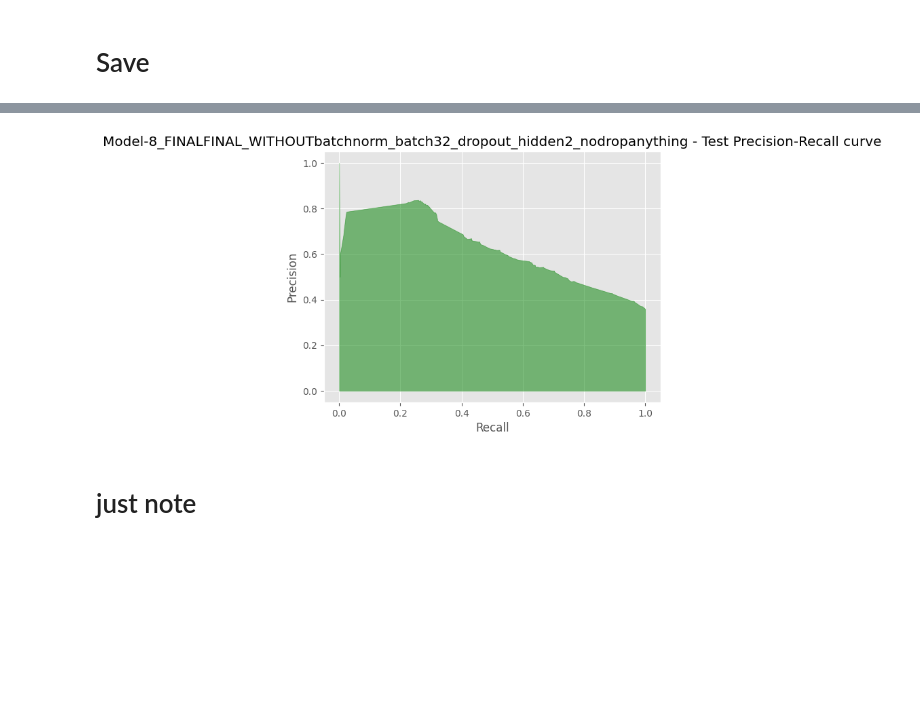
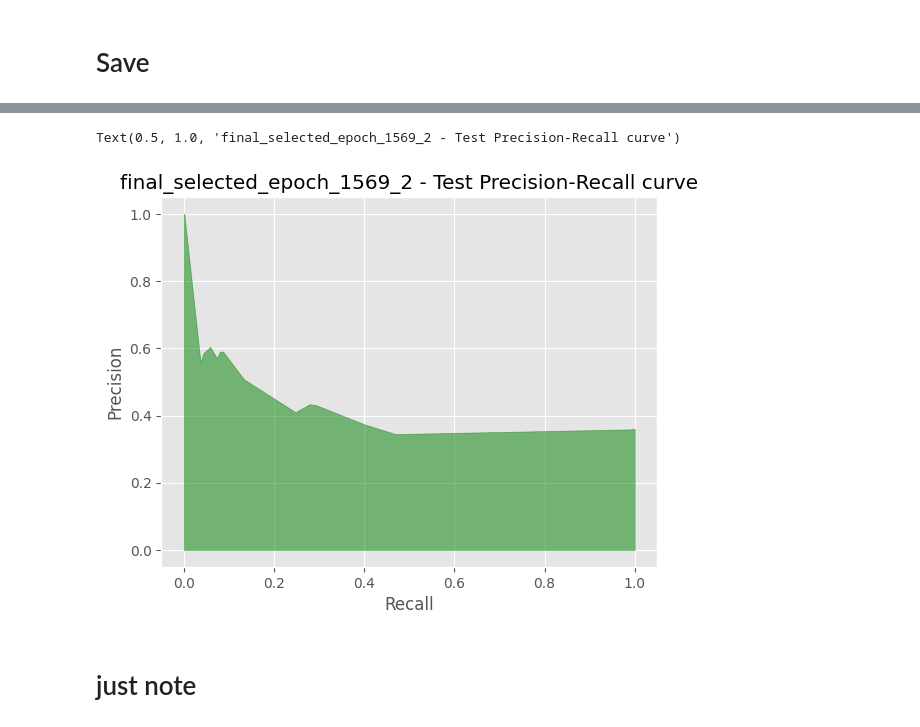
Before and after one commit to akumaharit/PredictingType2ADRwithHLAandMorgan, a Jupyter notebook: code/4 - Training & Testing/1 YesorNO ADR Model (Experiment) BatchNorm.ipynb, the cells around one changed output, grey strips where cells are left out. Saved outputs shown, nothing was run; the diff lists cells and outputs as text; code cells hidden in the pictures; blank space fills up the shorter version.

Commit message:
Lastest Model (ก่อนแก้ k-fold and drop alien col)

```diff
--- a/code/4 - Training & Testing/1 YesorNO ADR Model (Experiment) BatchNorm.ipynb
+++ b/code/4 - Training & Testing/1 YesorNO ADR Model (Experiment) BatchNorm.ipynb
@@ -13,7 +14,7 @@ import matplotlib.pyplot as plt
 from sklearn.metrics import confusion_matrix, ConfusionMatrixDisplay, precision_score, recall_score, f1_score, accuracy_score, precision_recall_curve
 # %%
 # import dataset
-df = pd.read_csv("../3 - Cleaning & Transforming Data/1 cleaned_dataset_MERGED_DRUG(Mogran)_ALLELESEQ.csv", index_col = None)
+df = pd.read_csv("../3 - Cleaning & Transforming Data/2 cleaned_dataset_MERGED_DRUG(Mogran)_ALLELESEQ.csv", index_col = None)
 
 if(df.isna().any().sum()) != 0:
     raise Exception('There are still missing values in the dataset!')
@@ -30,5 +31,5 @@ Name: ADR, dtype: int64
 df_stratify = pd.DataFrame()
 df['ADR'] = df['ADR'].replace({'SJS': 0, 'TEN': 1, 'MPexanthema':2,'MPeruption':3})
 #df = df[df['ADR'].isin([0,1])] #ลบ MP ออก
-df_stratify['ADR'] = df['ADR'].copy()
+df_stratify['Yes_ADR'] = df['ADR'].copy()
 df.drop(columns=['No_ADR','ADR','ADR_MPeruption','ADR_MPexanthema','ADR_SJS','ADR_TEN','Cohort ethnicity','Allele','Drug'], inplace=True)
@@ -196,0 +286,2 @@ def get_dataloader_distribution(*args):
+# %%
+np_input = np_input[:,1:]
@@ -330,30 +479,33 @@ def test(dataloader, model, loss_fn):
 
     return float(test_loss), float(test_acc), float(test_precision), float(test_recall_score), float(test_f1_score)
 # %%
+#for batch in [512]: #[32,64,128,256,512,1024,2048]:
+
 # Standard
 
 # Create model
-model = Network().to(device)
+model = Network(4, 512, 0.2).to(device)
 print(model)
 
 # Define Hyperparameters
-batch_size = 32
-learning_rate = 2e-5
-epochs = 1000
+batch_size = 512
+learning_rate = 6.801301238867615e-05
+epochs = 1569
+L2lambda = 0.0026570435599015596
 
 # Get train, test_loader and display data distribution
 train_loader, test_loader = get_dataloaders(batch_size)
 get_dataloader_distribution(train_loader,test_loader)
 
 # Assign Optimizer
-optimizer = torch.optim.Adam(model.parameters(), lr=learning_rate,weight_decay=0.01)
+optimizer = torch.optim.Adam(model.parameters(), lr=learning_rate, weight_decay=L2lambda)
 
 # Assign Loss Function
 loss_fn = nn.BCELoss()
 
 # Assign Run Name
-name = f"Model-8_FINALFINAL_WITHOUTbatchnorm_batch32_dropout_hidden2_nodropanything"
-dir = os.path.join('logs_FINAL', name)
+name = f"final_selected_epoch_1569_set0"
+dir = os.path.join('Final_Model', name)
 writer = SummaryWriter()
 total_train_loss = []
 total_test_loss = []
@@ -361,6 +513,8 @@ total_train_acc = []
 total_test_acc = []
 
 for t in range(epochs):
+
+
     train_loss, train_acc = train(train_loader, model, loss_fn, optimizer)
     test_loss, test_acc, test_precision, test_recall, test_f1 = test(test_loader, model, loss_fn)
     print(f"epoch: {t}, train loss: {train_loss:.4f}, test loss: {test_loss:.4f}, train acc: {train_acc:.4f}, test acc: {test_acc:.4f}, test precision: {test_precision:.4f}, test recall: {test_recall:.4f}, test f1: {test_f1:.4f}")
@@ -378,6 +532,11 @@ for t in range(epochs):
         tf.summary.scalar("f1_score", test_f1, step=t)
         tf.summary.scalar("recall_score", test_recall, step=t)
         # trial.report(test_loss, epoch)
+
+#หากรันจบให้เซฟโมเดลเก็บไว้ด้วยจร้า
+torch.save(model.state_dict(),f"../4 - Training & Testing/{dir}/{name}")
+model_tosave = torch.jit.script(model)
+model_tosave.save(f"../4 - Training & Testing/{dir}/{name}")
 # save_modeljingjing(name)
 # save_graphs(name,total_train_acc,total_test_acc,total_train_loss,total_test_loss)
 # save_CFmatrix(name)
@@ -567,19 +729,20 @@ ax_fig.savefig(f"../4 - Training & Testing/models/model_cf_{name}.png")
 # %%
 with torch.no_grad():
     data = test_loader.dataset.tensors[0].to(device)
     predicted = model(data).to(device)
     predicted = predicted.cpu()
     predicted = predicted.flatten()
     #predicted = torch.round(predicted)
     target = test_loader.dataset.tensors[1].flatten()
-precision, recall, thresholds = precision_recall_curve(target, predicted)
+precision, recall, thresholds = precision_recall_curve(target, predicted,pos_label=1)
 plt.fill_between(recall, precision, alpha=0.5, color='g')
 plt.ylabel("Precision")
 plt.xlabel("Recall")
 plt.title(f"{name} - Test Precision-Recall curve")
-plt.savefig(f"../4 - Training & Testing/models/model_PRAUC_{name}.png")
+plt.savefig(f"../4 - Training & Testing/model_PRAUC_{name}.png")
 # %% [output]
+Text(0.5, 1.0, 'final_selected_epoch_1569_2 - Test Precision-Recall curve')
-[figure, old version]
+[figure, new version]
 # %%
 
 f = open(f"../4 - Training & Testing/models/{name}.txt",'w')
```
Also changed, not shown: parts of 36 cells of this notebook, 3 other files.
